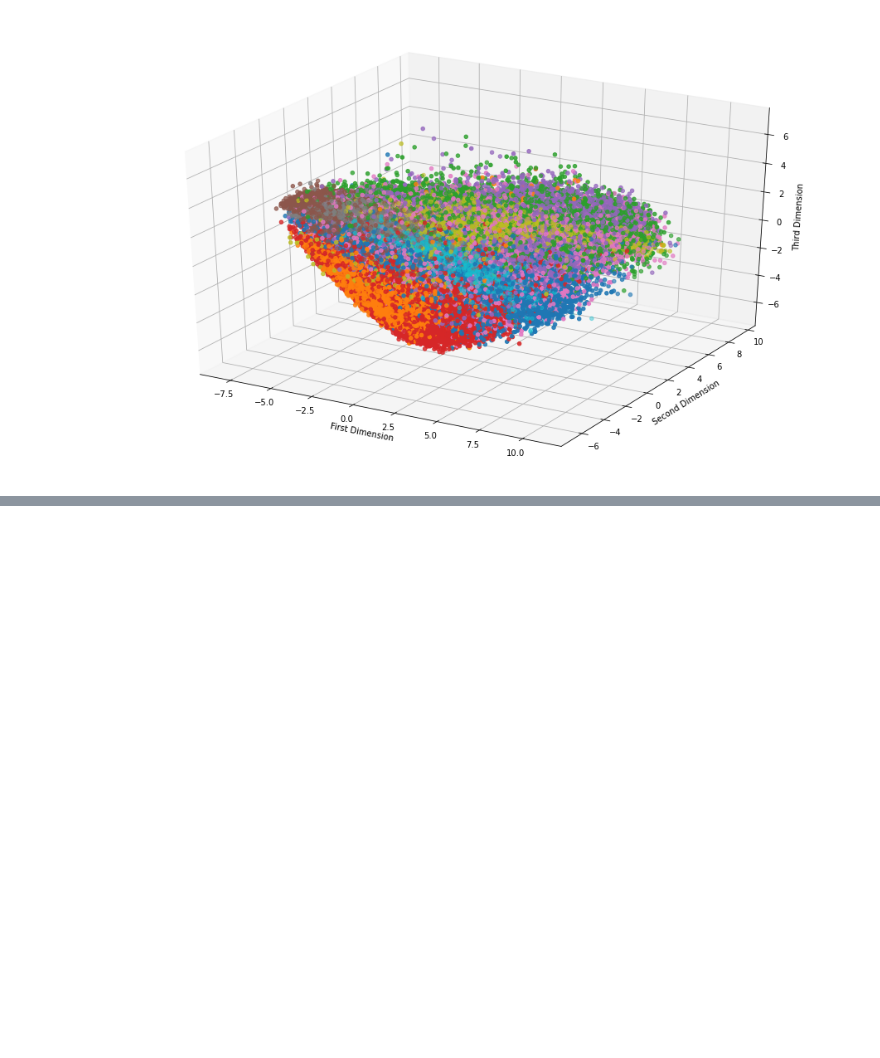
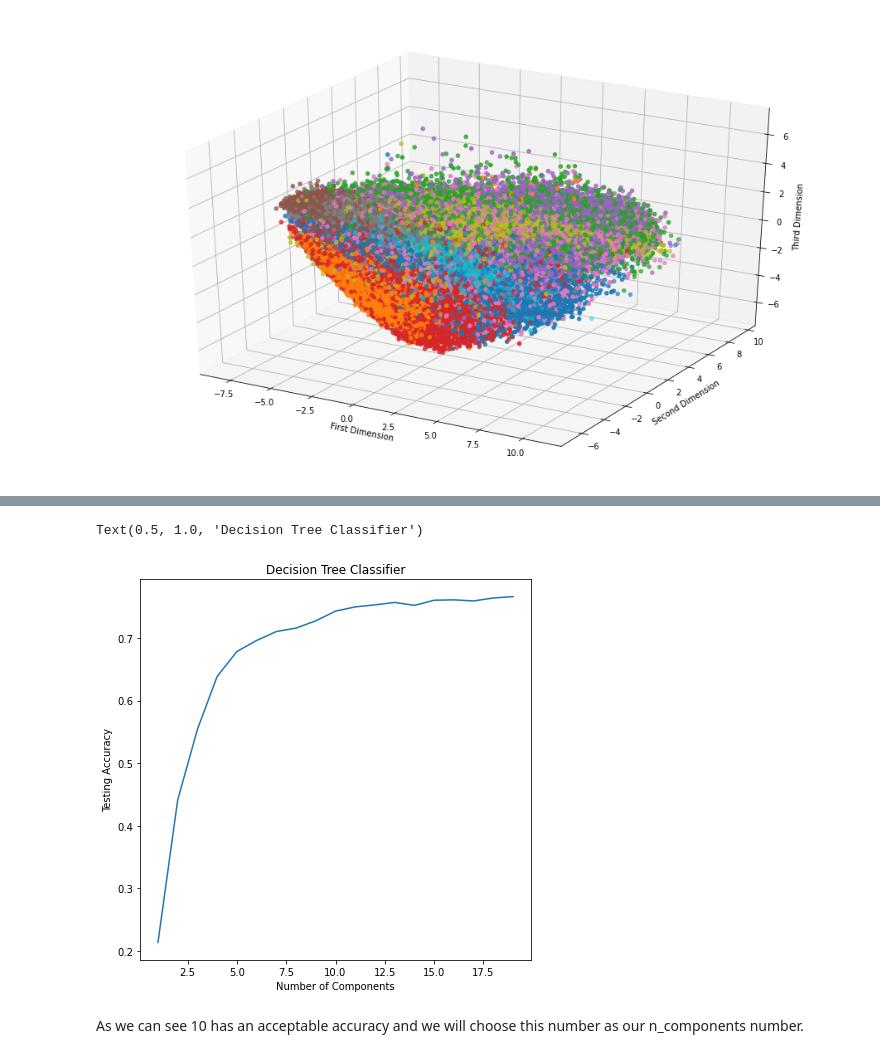
Before and after one commit to Esther-Bi/Data-Simulation-Semester-B-2021-Final-Project, a Jupyter notebook: Notebook 2 - FMNIST.ipynb, the cells around one changed output, grey strips where cells are left out. Saved outputs shown, nothing was run; the diff lists cells and outputs as text; code cells hidden in the pictures; blank space fills up the shorter version.

```diff
--- a/Notebook 2 - FMNIST.ipynb
+++ b/Notebook 2 - FMNIST.ipynb
@@ -186,0 +263,6 @@ We will try to find the lowest value for which we can identify as many labels as
+# %%
+k_range = list(range(1,20))
+scores_0_20 = []
+for k in k_range:
+    score = PiplineScore(DecisionTreeClassifier , k)
+    scores_0_20.append(score)
@@ -186,0 +289,11 @@ We will try to find the lowest value for which we can identify as many labels as
+# %%
+plt.figure(figsize=(7,7))
+plt.plot(k_range, scores_0_20)
+plt.xlabel('Number of Components')
+plt.ylabel('Testing Accuracy')
+plt.title('Decision Tree Classifier')
+# %% [output]
+Text(0.5, 1.0, 'Decision Tree Classifier')
+[figure, added]
+# %% [markdown]
+As we can see 10 has an acceptable accuracy and we will choose this number as our n_components number.
```
Also changed, not shown: parts of 12 cells of this notebook.
